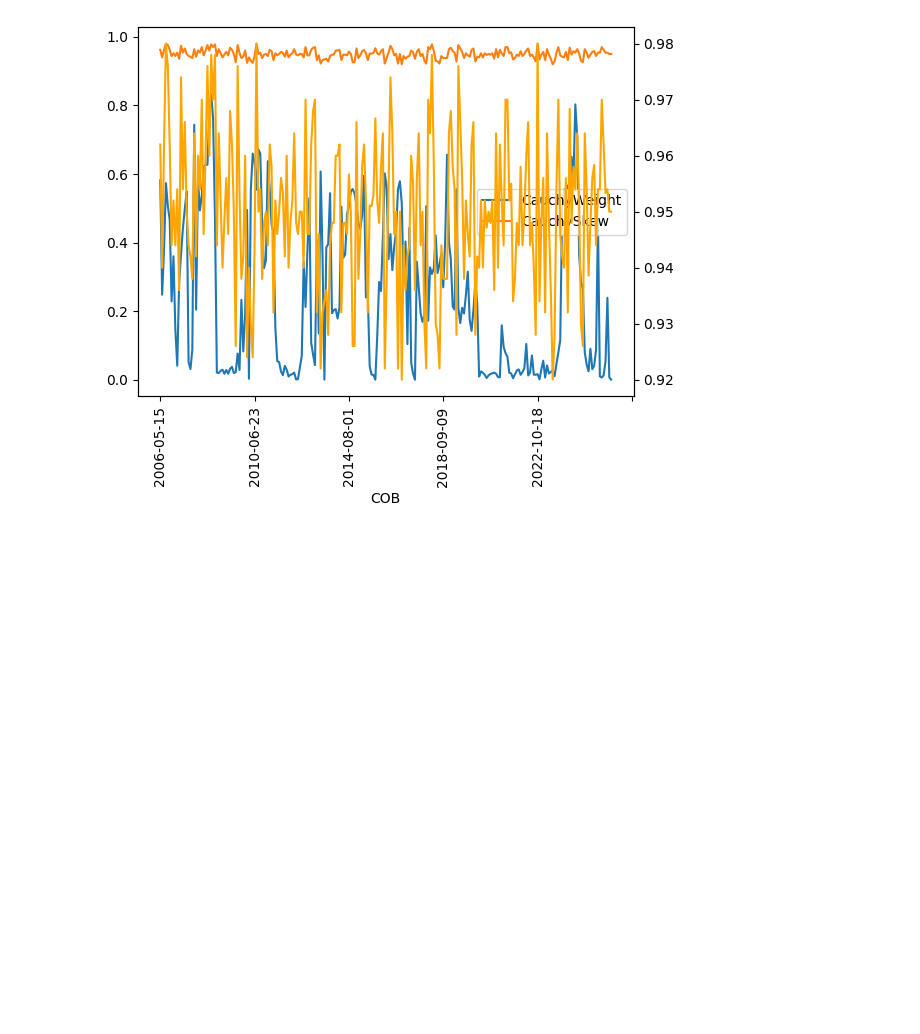
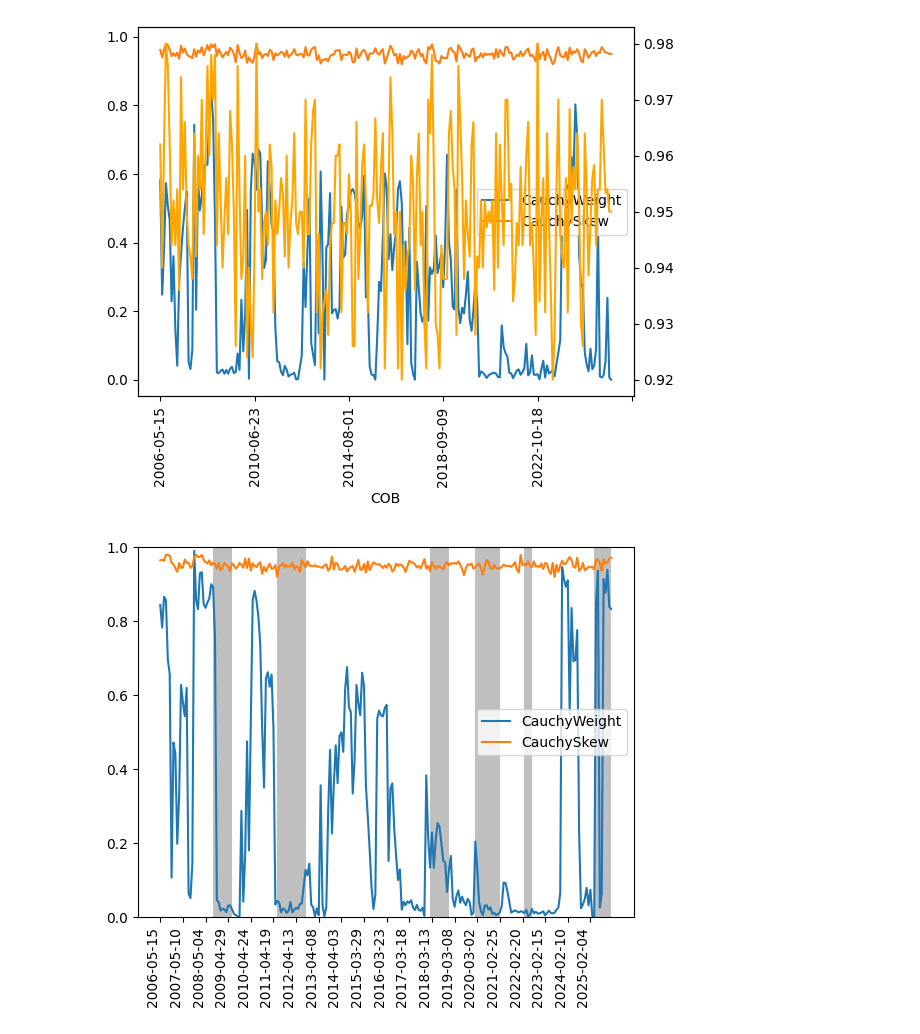
Before and after one commit to SergioArkhypov/MLCopula, a Jupyter notebook: code/study_optimisationn_ts.ipynb, the cells around one changed output. Drawn from its saved outputs; the diff is of its cells as text; code cells hidden in the pictures; blank space fills up the shorter version.

```diff
--- a/code/study_optimisationn_ts.ipynb
+++ b/code/study_optimisationn_ts.ipynb
@@ -3,13 +3,15 @@ import pandas as pd
 import numpy as np
 import matplotlib.pyplot as plt
 
+figpath = 'C:\\dev\\MLCopula\\document\\figures\\optim'
 
 cases = [
     "", #gp
     "_20y", #gp
     "gbt20y",
     "rt20y",
-    "gp20y-hgt"
+    "gp20y-hgt",
+    "gp20y-hgt995",
 ]
 
 def process(row):
@@ -86,30 +88,32 @@ for case in cases:
 
     plt.ylim(0.0, 1.0)
     plt.plot(res.index, res)
     plt.xticks(ticks=range(0, len(res.index), 12), labels=res.index[::12])
     plt.xticks(rotation=90, ha='right')
     plt.legend(res.columns)
     plt.axvspan("2008-09-01", "2009-06-28", facecolor='grey', alpha=0.5) # finicial crash
     plt.axvspan("2011-06-18", "2012-09-10", facecolor='grey', alpha=0.5) # euro debt crisis
     plt.axvspan("2018-02-11", "2018-12-08", facecolor='grey', alpha=0.5) # 2018 volmagedon + us china trade war + christmas crash
     plt.axvspan("2020-02-01", "2021-02-25", facecolor='grey', alpha=0.5) # covid
     plt.axvspan("2022-03-22", "2022-07-20", facecolor='grey', alpha=0.5) # war in ukraine and commodity crisis
     plt.axvspan("2025-04-05", "2025-12-31", facecolor='grey', alpha=0.5) # Trump tariffs
+    plt.savefig(f'{figpath}\\OptimisationResults_{case}.png', bbox_inches="tight")
     plt.show()
 
     res.plot(rot=90)
     plt.twinx()
     plt.plot(res['CauchySkew'], color= 'orange')
 
     plt.show()
 # %% [output]
 [figure]
 [figure]
 [figure]
 [figure]
 [figure]
 [figure]
 [figure]
 [figure]
 [figure]
 [figure]
+[figure, added]
```
Also changed, not shown: parts of 1 cell of this notebook, 59 other files.
